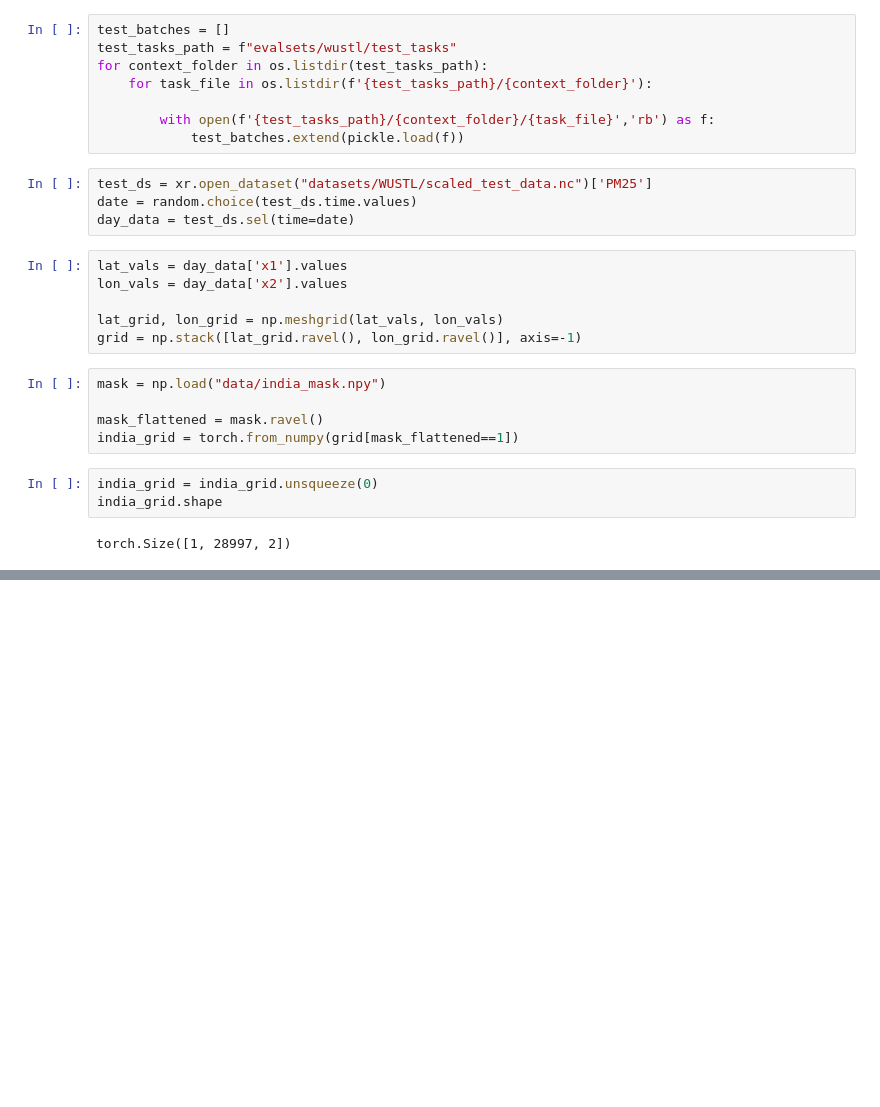
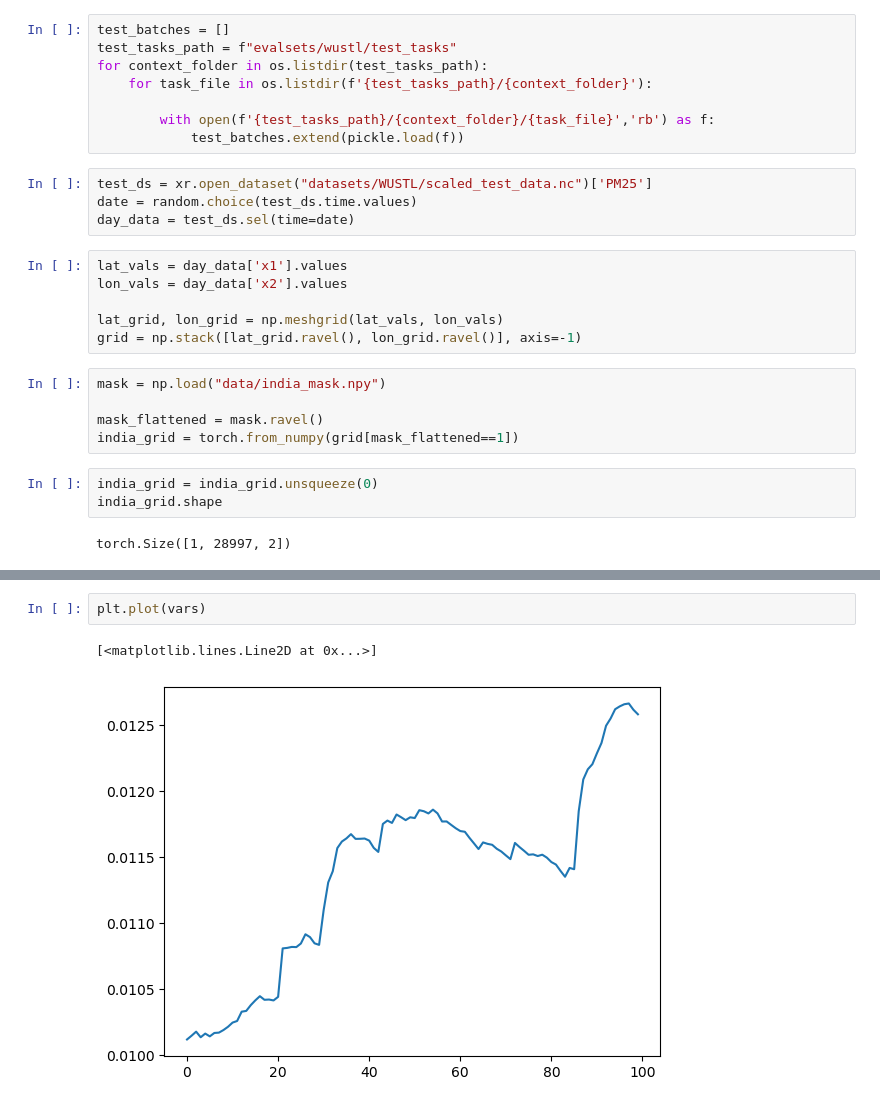
Before and after one commit to vinayakrana/TNP-pytorch, a Jupyter notebook: regression/ActiveLearning.ipynb, the cells around one changed output, grey strips where cells are left out. Saved outputs shown, nothing was run; the diff lists cells and outputs as text; blank space fills up the shorter version.

```diff
--- a/regression/ActiveLearning.ipynb
+++ b/regression/ActiveLearning.ipynb
@@ -149,0 +231,5 @@ OutOfMemoryError: CUDA out of memory. Tried to allocate 12.41 GiB. GPU 0 has a t
+# %%
+plt.plot(vars)
+# %% [output]
+[<matplotlib.lines.Line2D at 0x...>]
+[figure, added]
```
Also changed, not shown: parts of 21 cells of this notebook.
